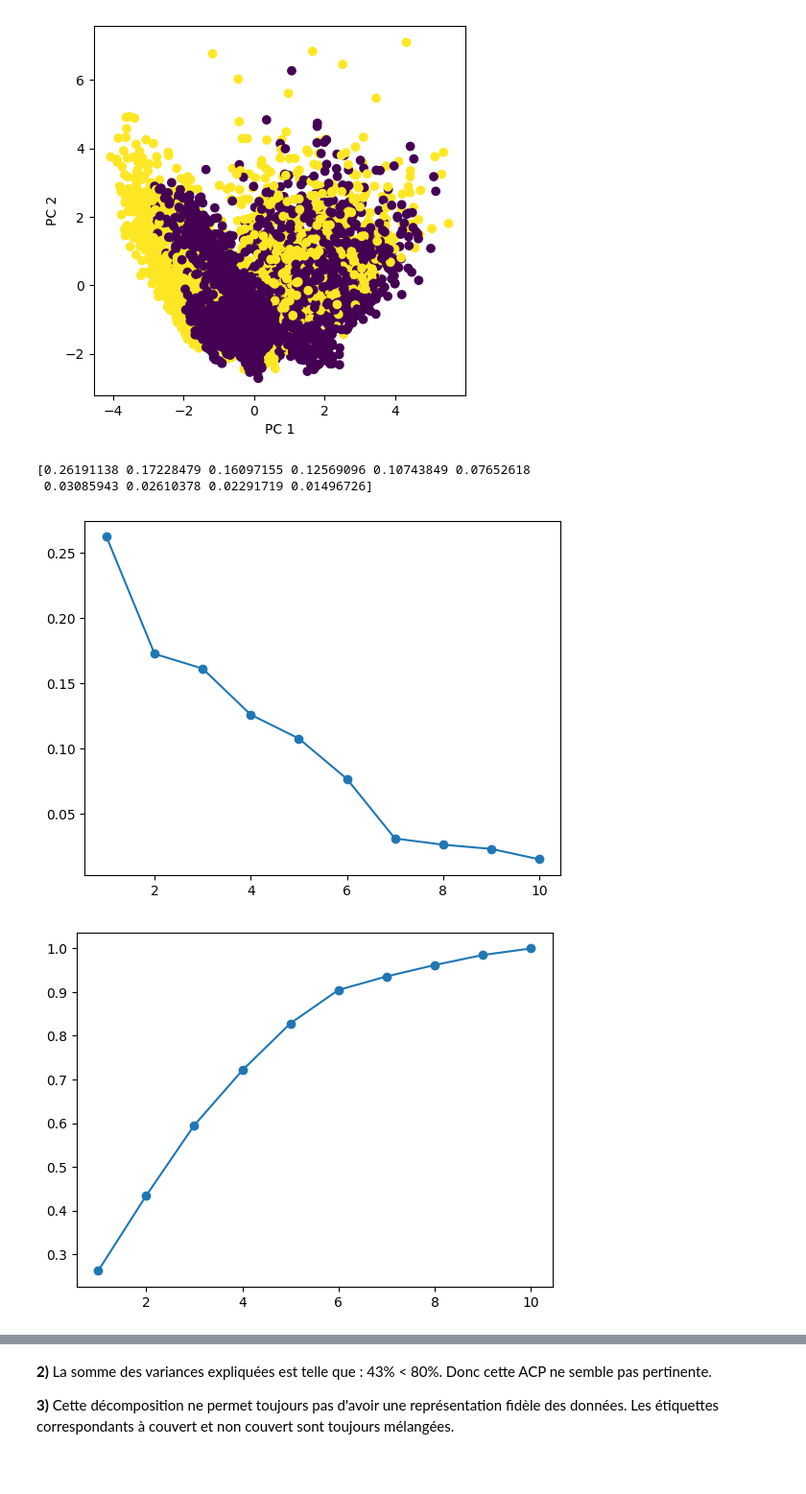
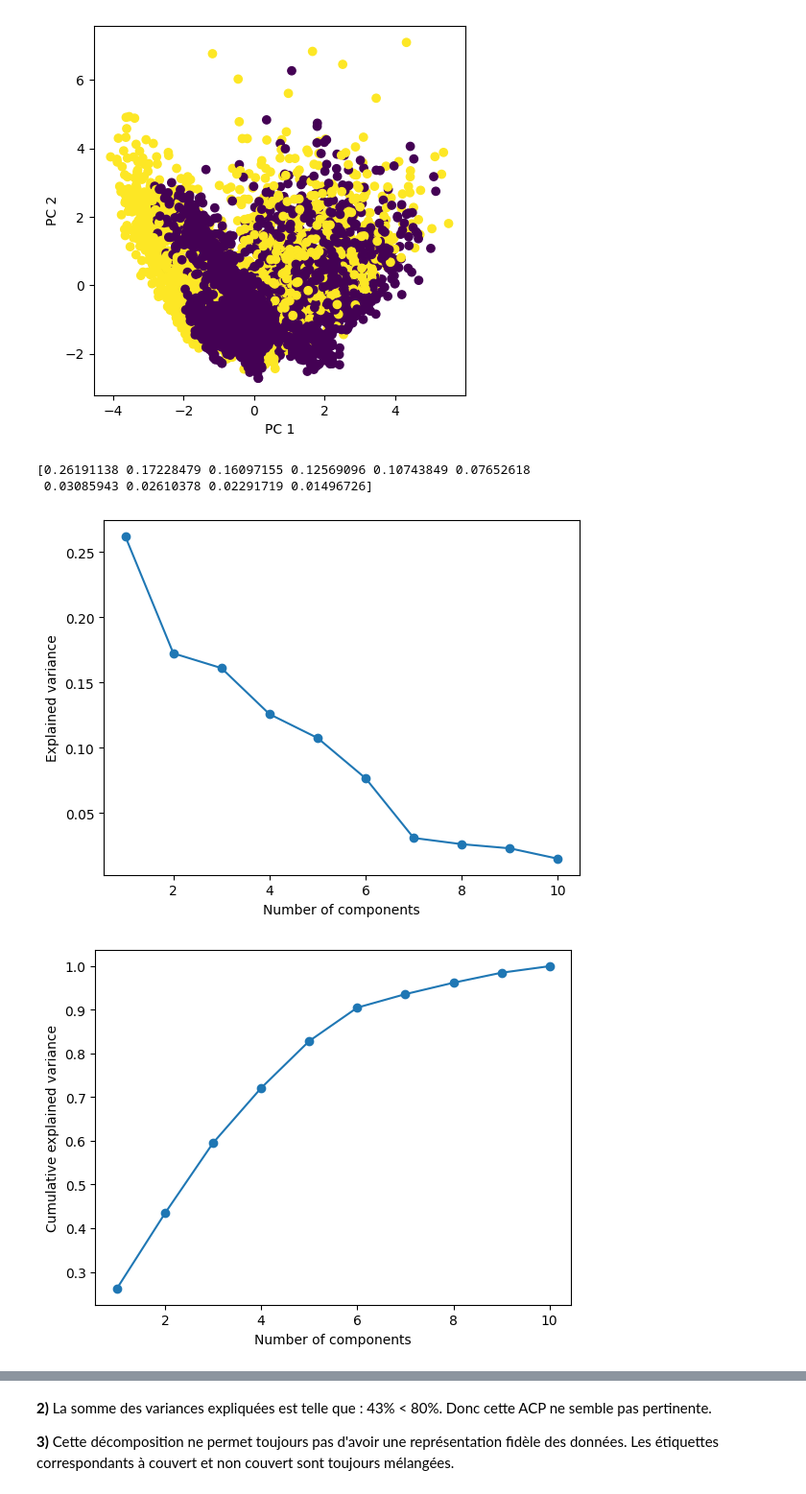
Before and after one commit to ElisaSko/data, a Jupyter notebook: Projet_SDD_2024.ipynb, the cells around one changed output, grey strips where cells are left out. Shown at 96% size. Cells and saved outputs as stored; diff of their text form; code cells hidden in the pictures; blank space fills up the shorter version.

```diff
--- a/Projet_SDD_2024.ipynb
+++ b/Projet_SDD_2024.ipynb
@@ -142,16 +136,20 @@ plt.ylabel("PC 2");
 # %%
 pca2 = decomposition.PCA(n_components=10)
 pca2.fit(X_scaled)
 explained_variance2 = pca2.explained_variance_ratio_
 print(explained_variance2)
 plt.plot(np.arange(1, len(explained_variance2) + 1), explained_variance2, marker = 'o')
+plt.xlabel("Number of components")
+plt.ylabel("Explained variance")
 plt.show()
-plt.plot(np.arange(1, len(explained_variance2) + 1), np.cumsum(explained_variance2), marker = 'o');
+plt.plot(np.arange(1, len(explained_variance2) + 1), np.cumsum(explained_variance2), marker = 'o')
+plt.xlabel("Number of components")
+plt.ylabel("Cumulative explained variance");
 # %% [output]
 [0.26191138 0.17228479 0.16097155 0.12569096 0.10743849 0.07652618
  0.03085943 0.02610378 0.02291719 0.01496726]
-[figure, old version]
+[figure, new version]
-[figure, old version]
+[figure, new version]
 # %%
 explained_variance = pca.explained_variance_ratio_
 print(explained_variance.sum())
```
Also changed, not shown: parts of 10 cells of this notebook.
